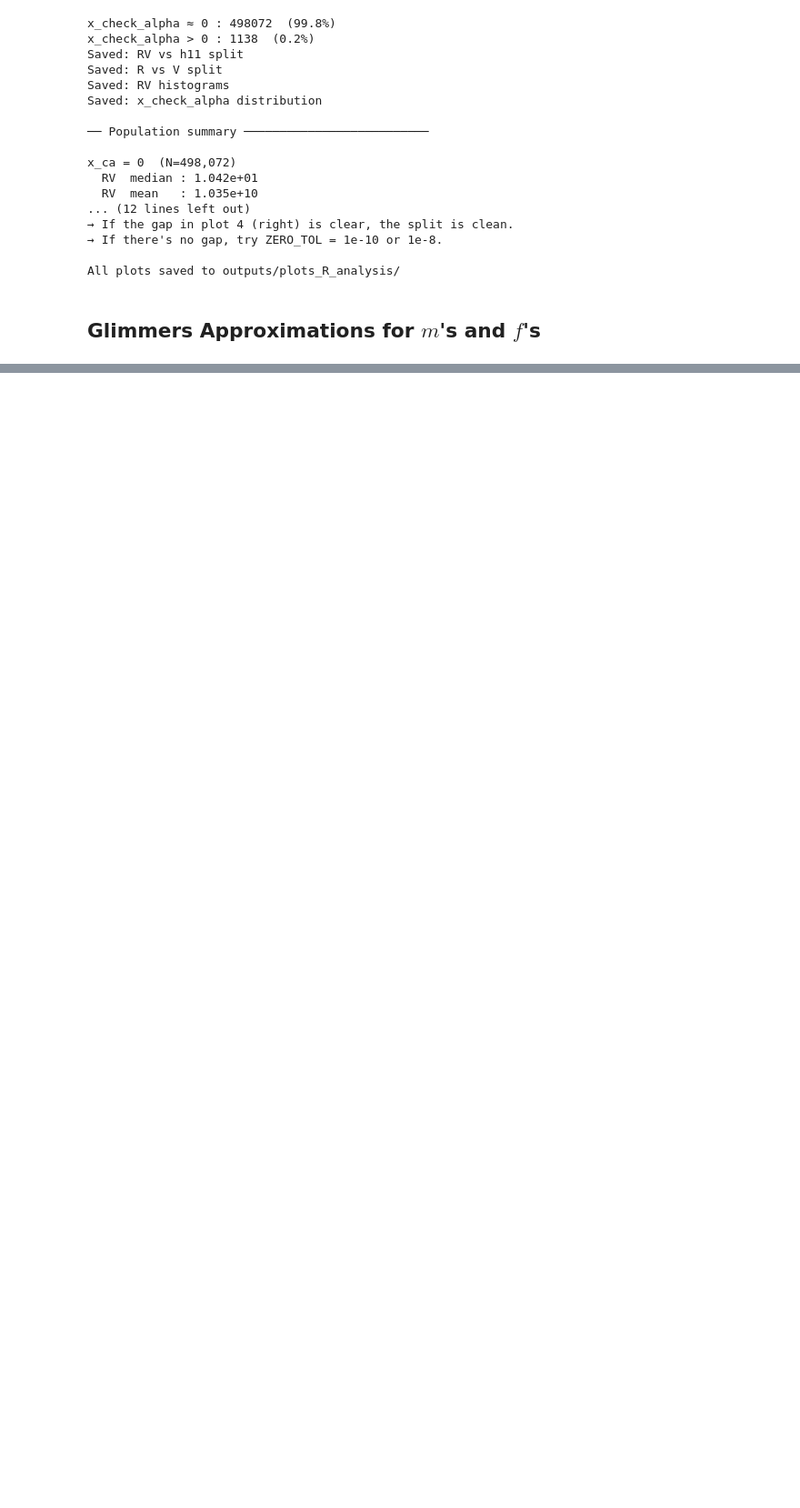
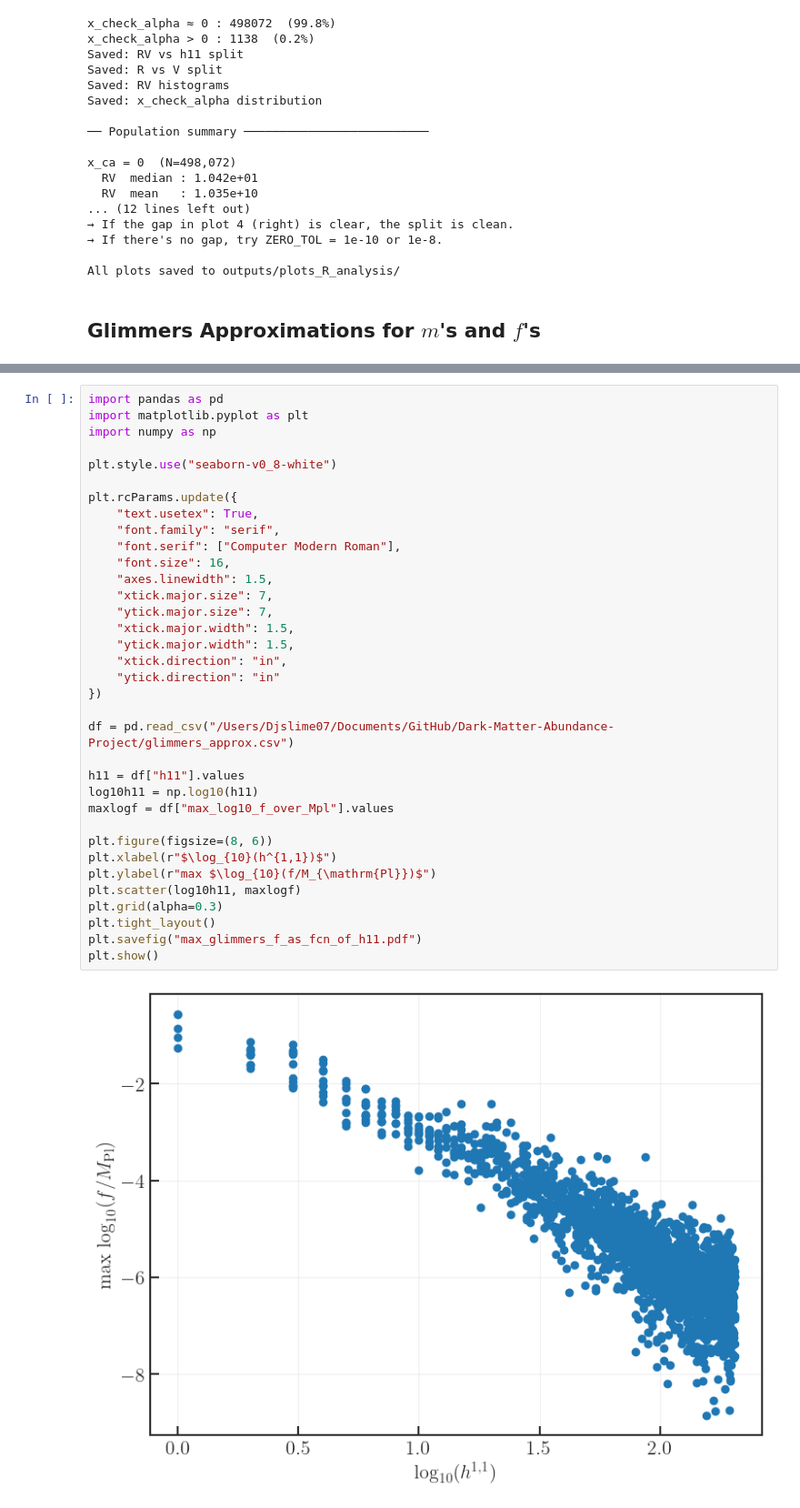
Before and after one commit to marquicesanchezfleming/Dark-Matter-Abundance-Project, a Jupyter notebook: axion_main.ipynb, the cells around one changed output, grey strips where cells are left out. Shown at 91% size. Saved outputs shown, nothing was run; the diff lists cells and outputs as text; blank space fills up the shorter version.

Commit message:
glimmers approx to f

```diff
--- a/axion_main.ipynb
+++ b/axion_main.ipynb
@@ -3634,0 +3372,37 @@ Finished writing data to /Users/Djslime07/StringThings/outputs/glimmers_approx.c
+# %%
+import pandas as pd
+import matplotlib.pyplot as plt
+import numpy as np
+
+plt.style.use("seaborn-v0_8-white")
+
+plt.rcParams.update({
+    "text.usetex": True,
+    "font.family": "serif",
+    "font.serif": ["Computer Modern Roman"],
+    "font.size": 16,
+    "axes.linewidth": 1.5,
+    "xtick.major.size": 7,
+    "ytick.major.size": 7,
+    "xtick.major.width": 1.5,
+    "ytick.major.width": 1.5,
+    "xtick.direction": "in",
+    "ytick.direction": "in"
+})
+
+df = pd.read_csv("/Users/Djslime07/Documents/GitHub/Dark-Matter-Abundance-Project/glimmers_approx.csv")
+
+h11 = df["h11"].values
+log10h11 = np.log10(h11)
+maxlogf = df["max_log10_f_over_Mpl"].values
+
+plt.figure(figsize=(8, 6))
+plt.xlabel(r"$\log_{10}(h^{1,1})$")
+plt.ylabel(r"max $\log_{10}(f/M_{\mathrm{Pl}})$")
+plt.scatter(log10h11, maxlogf)
+plt.grid(alpha=0.3)
+plt.tight_layout()
+plt.savefig("max_glimmers_f_as_fcn_of_h11.pdf")
+plt.show()
+# %% [output]
+[figure, added]
```
Also changed, not shown: parts of 1 cell of this notebook, 2 other files.
